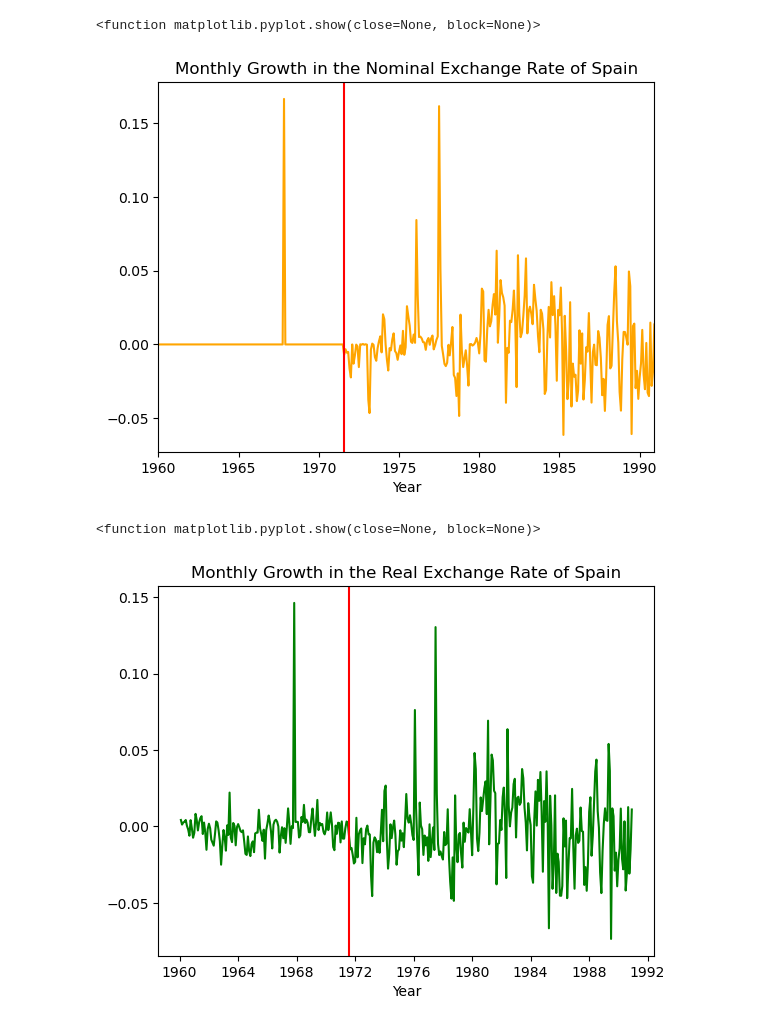
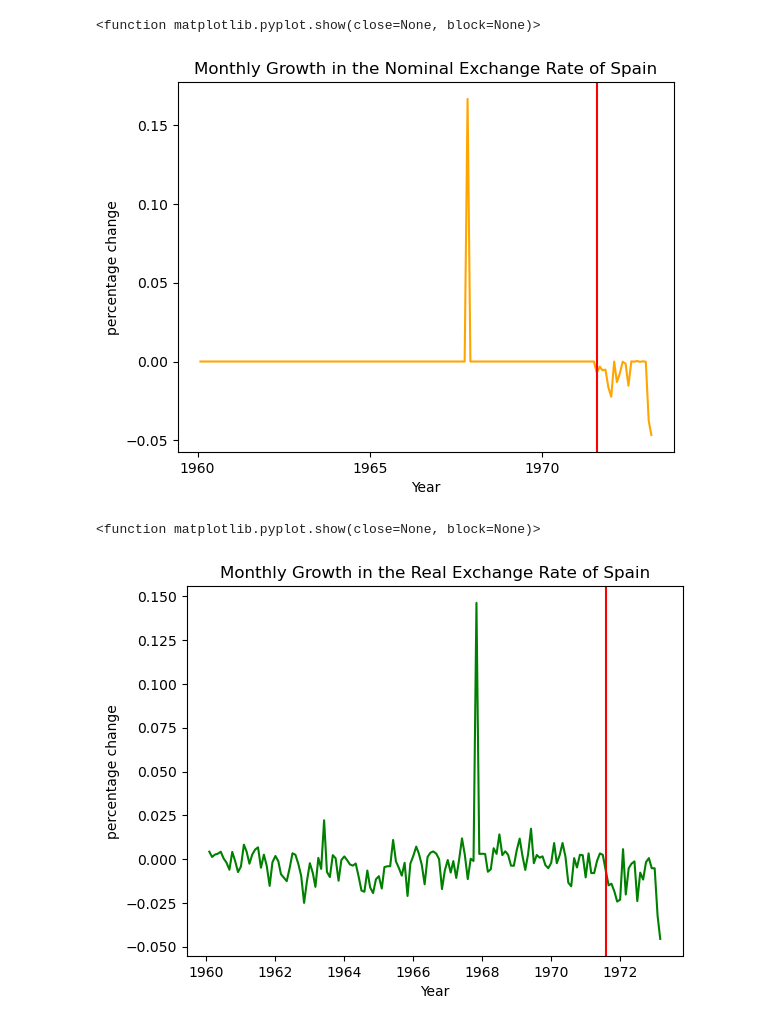
Before and after one commit to sophie-hy-fung/spain-bretton-woods, a Jupyter notebook: data_cleaning.ipynb, the cells around one changed output. Drawn from its saved outputs; the diff is of its cells as text; code cells hidden in the pictures.

Commit message:
added units, changed range of months

```diff
--- a/data_cleaning.ipynb
+++ b/data_cleaning.ipynb
@@ -69,4 +69,7 @@ for i in range(len(sp_us_df)):
     months.append(datetime.datetime(year, month, 1))
 
 sp_us_df['Month']=months
+# %%
+#remove irrelavant months from dataframe
+shortened_df=sp_us_df[sp_us_df['Month']<=datetime.datetime(1973, 3, 1)]
 # %%
@@ -84,23 +87,24 @@ plt.show
 # %%
-plt.plot(sp_us_df['Month'], sp_us_df['Nom_Exchange_Rate_Growth'], color='orange')
-plt.xlim(datetime.datetime(1960, 1, 1), datetime.datetime(1990, 12, 1))
+plt.plot(shortened_df['Month'], shortened_df['Nom_Exchange_Rate_Growth'], color='orange')
 plt.gca().xaxis.set_major_locator(mdates.YearLocator(base=5))
 plt.axvline(x = datetime.datetime(1971, 8, 1), color='r')
 plt.xlabel('Year')
+plt.ylabel('percentage change')
 plt.title('Monthly Growth in the Nominal Exchange Rate of Spain')
 plt.savefig('figures/Monthly_Growth_in_Nom_Exchange_Rate.png')
 plt.show
 # %% [output]
 <function matplotlib.pyplot.show(close=None, block=None)>
-[figure, old version]
+[figure, new version]
 # %%
-plt.plot(sp_us_df['Month'], sp_us_df['Real_Exchange_Rate_Growth'], color='g')
+plt.plot(shortened_df['Month'], shortened_df['Real_Exchange_Rate_Growth'], color='g')
 plt.axvline(x = datetime.datetime(1971, 8, 1), color='r')
 plt.title('Monthly Growth in the Real Exchange Rate of Spain')
 plt.xlabel('Year')
+plt.ylabel('percentage change')
 plt.savefig('figures/Monthly_Growth_in_Real_Exchange_Rate.png')
 plt.show
 # %% [output]
 <function matplotlib.pyplot.show(close=None, block=None)>
-[figure, old version]
+[figure, new version]
 # %%
```
Also changed, not shown: parts of 4 cells of this notebook, 6 other files.
